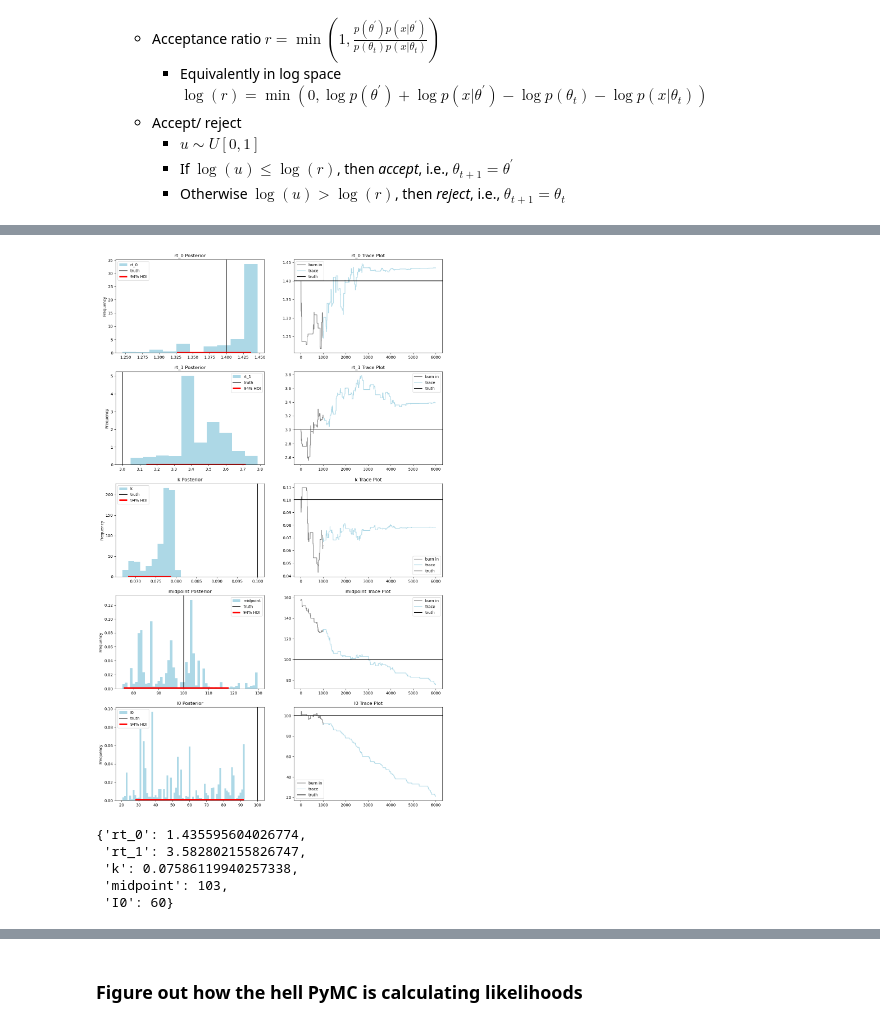
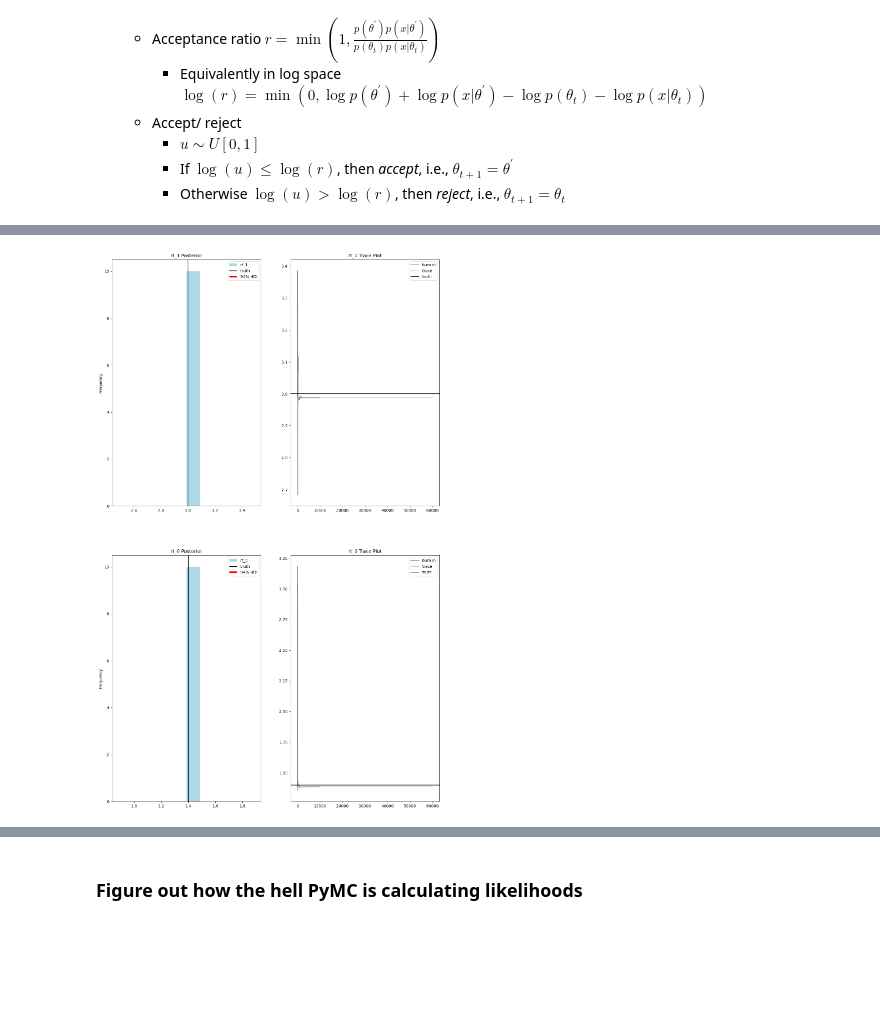
Before and after one commit to hwunrow/epykalman, a Jupyter notebook: src/metropolis_hastings.ipynb, the cells around one changed output, grey strips where cells are left out. Saved outputs shown, nothing was run; the diff lists cells and outputs as text; code cells hidden in the pictures; blank space fills up the shorter version.

```diff
--- a/src/metropolis_hastings.ipynb
+++ b/src/metropolis_hastings.ipynb
@@ -505,65 +244,6 @@ summary(df, vars)
+# %%
+sir_model.run_SIR_model(n_samples, n_tune, tune_interval, prior, path)
 # %%
-def compute_bins(data):
-    d = np.diff(np.unique(data)).min()
-    left_of_first_bin = data.min() - float(d)/2
-    right_of_last_bin = data.max() + float(d)/2
-
-    bins = np.arange(left_of_first_bin, right_of_last_bin + d, d)
-
-    return bins
-
-def compute_ci(data):
-    return az.hdi(np.array(data), alpha=0.94)
-
-def plot_post(var, ax, bins=False):
-
-    ci = compute_ci(df[var])
-    if bins:
-        bins = compute_bins(df[var])
-        df[var].plot.hist(ax=ax, bins=bins, density=True, color='lightblue')
-    else:
-        df[var].plot.hist(ax=ax, density=True, color='lightblue')
-    ax.axvline(x = true_params[var], color = 'black', alpha=1, linestyle = '-', label='truth')
-    ax.hlines(y = 0.001, xmin = ci[0], xmax = ci[1], color='r', linewidth=4, label='94% HDI')
-    ax.set_title(f'{var} Posterior')
-    ax.legend()
-
-def plot_trace(var, ax):
-    ax.plot(np.arange(0,1000), burn_in_df[var], color='grey', label = 'burn in')
-    ax.plot(np.arange(999,6000), df[var], color='lightblue', label = 'trace')
-    ax.axhline(y = true_params[var], color = 'black', alpha=1, linestyle = '-', label='truth')
-    ax.set_title(f'{var} Trace Plot')
-    ax.legend()
-
-fig, ax = plt.subplots(nrows=5, ncols=2, figsize=(15,25))
-
-# rt_0
-plot_post('rt_0', ax=ax[0][0])
-plot_trace('rt_0', ax=ax[0][1])
-
-
-# rt_1
-plot_post('rt_1', ax=ax[1][0])
-plot_trace('rt_1', ax=ax[1][1])
-
-# k
-plot_post('k', ax=ax[2][0])
-plot_trace('k', ax=ax[2][1])
-
-# midpoint
-plot_post('midpoint', ax=ax[3][0], bins=True)
-plot_trace('midpoint', ax=ax[3][1])
-
-# I0
-plot_post('I0', ax=ax[4][0], bins=True)
-plot_trace('I0', ax=ax[4][1])
+sir_model.plot_trace()
 # %% [output]
-[figure, old version]
+[figure, new version]
-# %%
-trace[2000]
-# %% [output]
-{'rt_0': 1.435595604026774,
- 'rt_1': 3.582802155826747,
- 'k': 0.07586119940257338,
- 'midpoint': 103,
- 'I0': 60}
```
Also changed, not shown: parts of 50 cells of this notebook, 1 other file.
